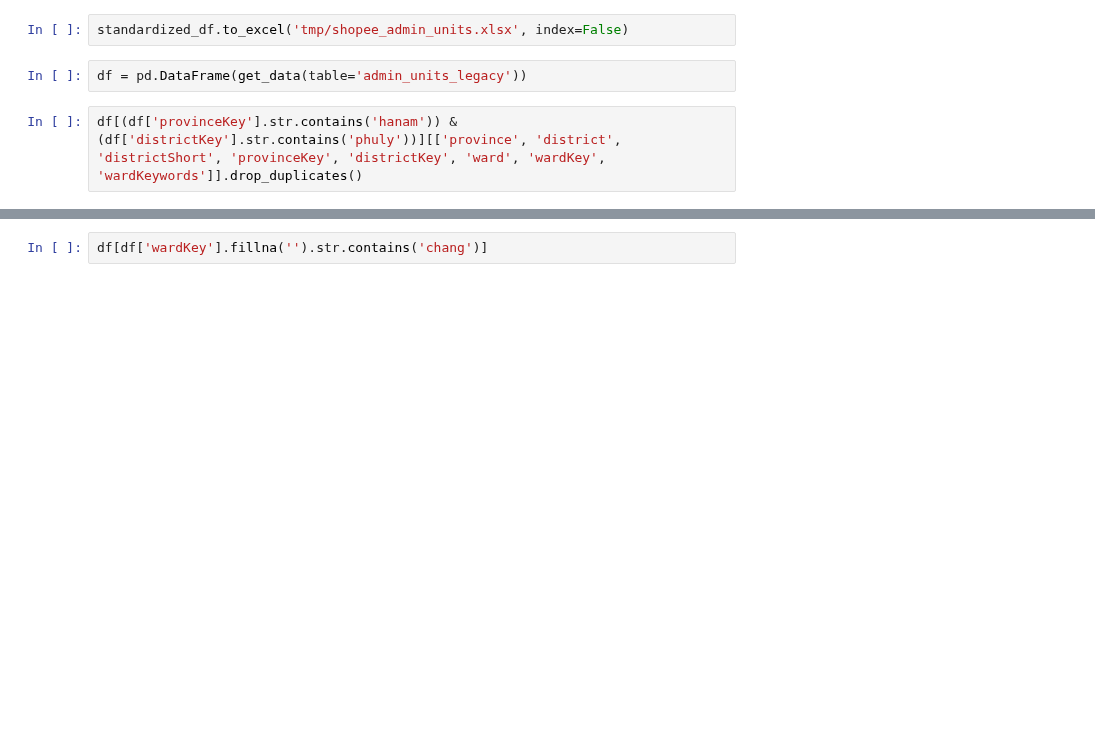
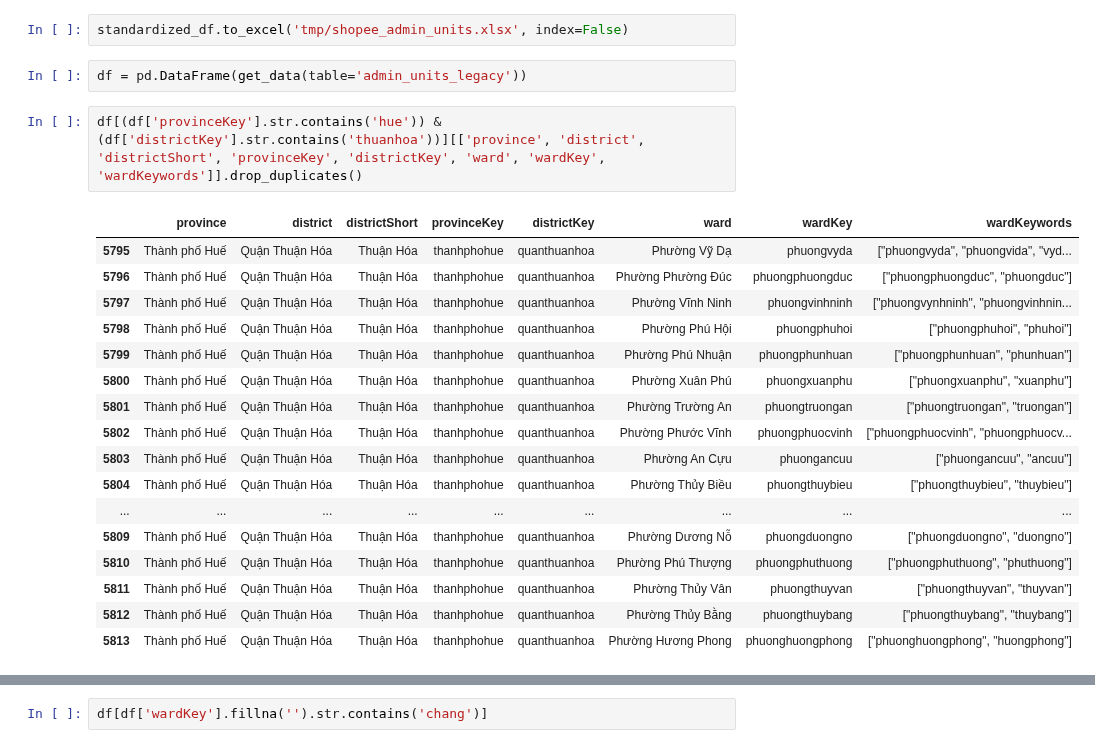
Before and after one commit to tranngocminhhieu/vietnamadminunits, a Jupyter notebook: scripts/module_testing/shopee_admin_units_testing.ipynb, the cells around one changed output, grey strips where cells are left out. Saved outputs shown, nothing was run; the diff lists cells and outputs as text; blank space fills up the shorter version.

```diff
--- a/scripts/module_testing/shopee_admin_units_testing.ipynb
+++ b/scripts/module_testing/shopee_admin_units_testing.ipynb
@@ -27,4 +27,22 @@ standardized_df.to_excel('tmp/shopee_admin_units.xlsx', index=False)
 # %%
 df = pd.DataFrame(get_data(table='admin_units_legacy'))
 # %%
-df[(df['provinceKey'].str.contains('hanam')) & (df['districtKey'].str.contains('phuly'))][['province', 'district', 'districtShort', 'provinceKey', 'districtKey', 'ward', 'wardKey', 'wardKeywords']].drop_duplicates()
+df[(df['provinceKey'].str.contains('hue')) & (df['districtKey'].str.contains('thuanhoa'))][['province', 'district', 'districtShort', 'provinceKey', 'districtKey', 'ward', 'wardKey', 'wardKeywords']].drop_duplicates()
+# %% [output]
+|  | province | district | districtShort | provinceKey | districtKey | ward | wardKey | wardKeywords |
+| 5795 | Thành phố Huế | Quận Thuận Hóa | Thuận Hóa | thanhphohue | quanthuanhoa | Phường Vỹ Dạ | phuongvyda | ["phuongvyda", "phuongvida", "vyd... |
+| 5796 | Thành phố Huế | Quận Thuận Hóa | Thuận Hóa | thanhphohue | quanthuanhoa | Phường Phường Đúc | phuongphuongduc | ["phuongphuongduc", "phuongduc"] |
+| 5797 | Thành phố Huế | Quận Thuận Hóa | Thuận Hóa | thanhphohue | quanthuanhoa | Phường Vĩnh Ninh | phuongvinhninh | ["phuongvynhninh", "phuongvinhnin... |
+| 5798 | Thành phố Huế | Quận Thuận Hóa | Thuận Hóa | thanhphohue | quanthuanhoa | Phường Phú Hội | phuongphuhoi | ["phuongphuhoi", "phuhoi"] |
+| 5799 | Thành phố Huế | Quận Thuận Hóa | Thuận Hóa | thanhphohue | quanthuanhoa | Phường Phú Nhuận | phuongphunhuan | ["phuongphunhuan", "phunhuan"] |
+| 5800 | Thành phố Huế | Quận Thuận Hóa | Thuận Hóa | thanhphohue | quanthuanhoa | Phường Xuân Phú | phuongxuanphu | ["phuongxuanphu", "xuanphu"] |
+| 5801 | Thành phố Huế | Quận Thuận Hóa | Thuận Hóa | thanhphohue | quanthuanhoa | Phường Trường An | phuongtruongan | ["phuongtruongan", "truongan"] |
+| 5802 | Thành phố Huế | Quận Thuận Hóa | Thuận Hóa | thanhphohue | quanthuanhoa | Phường Phước Vĩnh | phuongphuocvinh | ["phuongphuocvinh", "phuongphuocv... |
+| 5803 | Thành phố Huế | Quận Thuận Hóa | Thuận Hóa | thanhphohue | quanthuanhoa | Phường An Cựu | phuongancuu | ["phuongancuu", "ancuu"] |
+| 5804 | Thành phố Huế | Quận Thuận Hóa | Thuận Hóa | thanhphohue | quanthuanhoa | Phường Thủy Biều | phuongthuybieu | ["phuongthuybieu", "thuybieu"] |
+| ... | ... | ... | ... | ... | ... | ... | ... | ... |
+| 5809 | Thành phố Huế | Quận Thuận Hóa | Thuận Hóa | thanhphohue | quanthuanhoa | Phường Dương Nỗ | phuongduongno | ["phuongduongno", "duongno"] |
+| 5810 | Thành phố Huế | Quận Thuận Hóa | Thuận Hóa | thanhphohue | quanthuanhoa | Phường Phú Thượng | phuongphuthuong | ["phuongphuthuong", "phuthuong"] |
+| 5811 | Thành phố Huế | Quận Thuận Hóa | Thuận Hóa | thanhphohue | quanthuanhoa | Phường Thủy Vân | phuongthuyvan | ["phuongthuyvan", "thuyvan"] |
+| 5812 | Thành phố Huế | Quận Thuận Hóa | Thuận Hóa | thanhphohue | quanthuanhoa | Phường Thủy Bằng | phuongthuybang | ["phuongthuybang", "thuybang"] |
+| 5813 | Thành phố Huế | Quận Thuận Hóa | Thuận Hóa | thanhphohue | quanthuanhoa | Phường Hương Phong | phuonghuongphong | ["phuonghuongphong", "huongphong"] |
```
Also changed, not shown: parts of 4 cells of this notebook, 13 other files.
